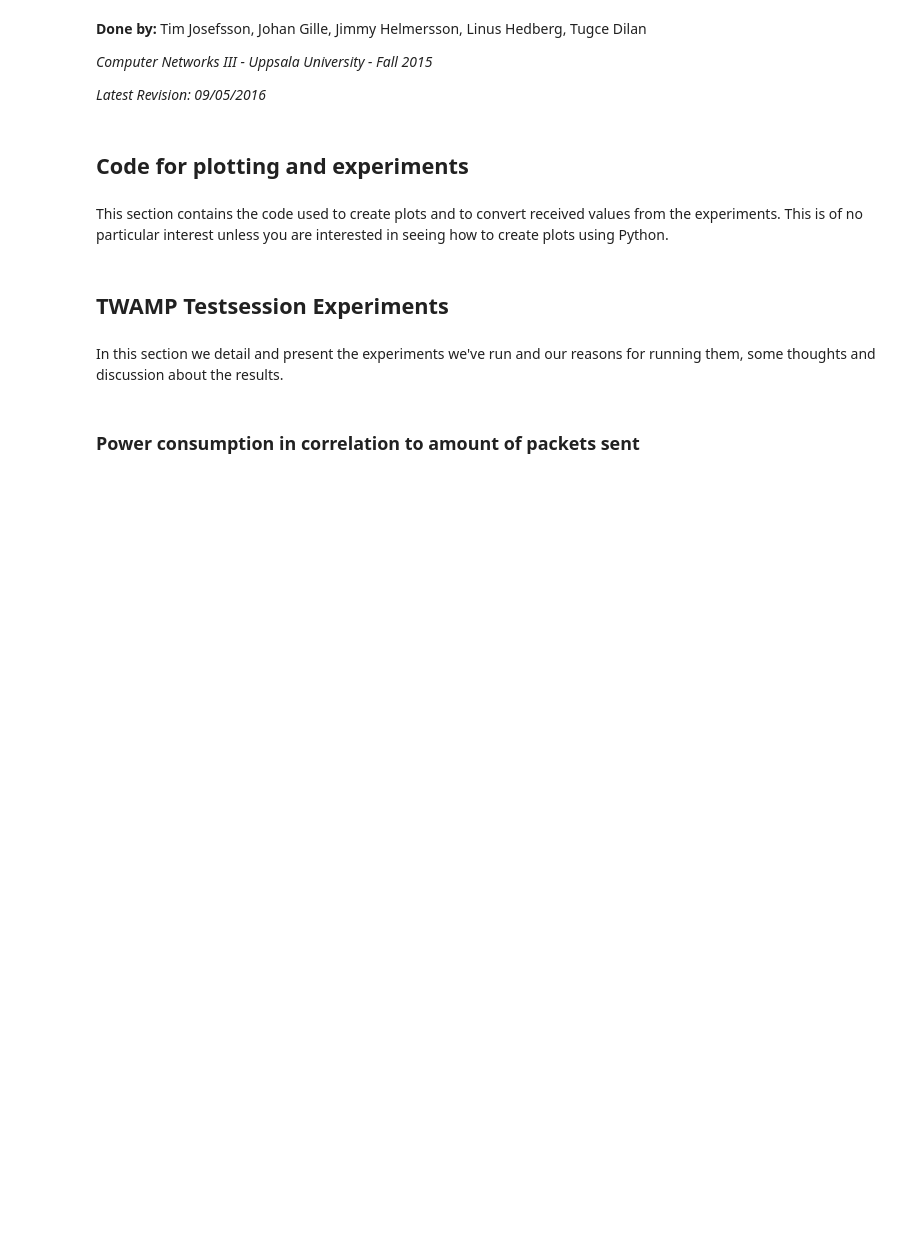
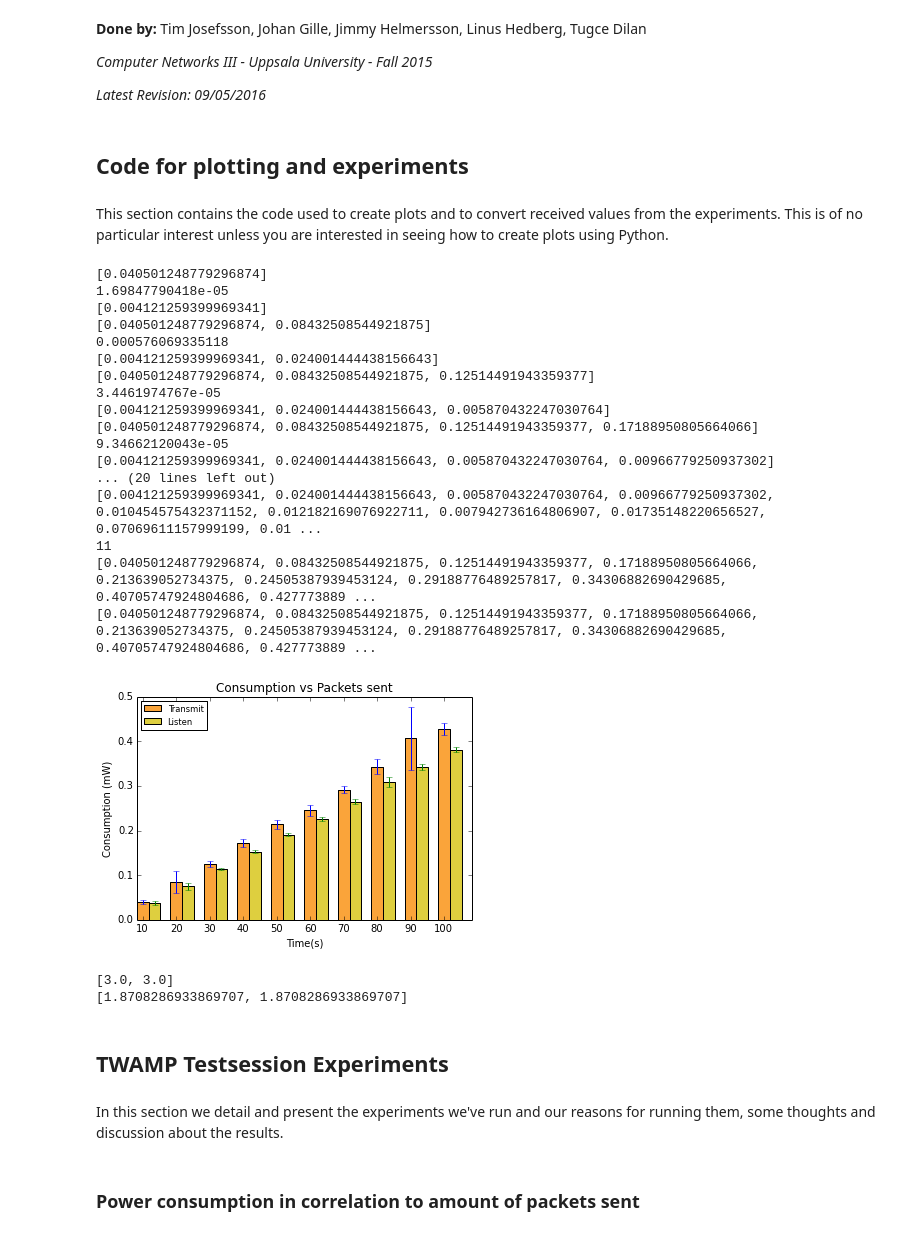
Before and after one commit to DrThyme/TWAMP-Measurement-IoT, a Jupyter notebook: experiments/Experiments_Presentation.ipynb, the cells around one changed output. Drawn from its saved outputs; the diff is of its cells as text; code cells hidden in the pictures; blank space fills up the shorter version.

```diff
--- a/experiments/Experiments_Presentation.ipynb
+++ b/experiments/Experiments_Presentation.ipynb
@@ -64,0 +126,27 @@ def totalConsumption(filelist):
+# %%
+#totalConsumption(['logs/test_log.txt'])
+cpu,lpm,tx,rx,std_cpu,std_lpm,std_tx,std_rx,tests = totalConsumptionNew(['logs/log_amount_5times.txt'])
+print len(cpu)
+print tx
+print tx[0:10]
+amount_labels2 = ('10', '20', '30','40','50','60','70','80','90','100')
+mk_2bar_plot_std(tx[0:10],rx[0:10],amount_labels2,std_tx[0:10],std_rx[0:10],0,'Time(s)','Consumption vs Packets sent')
+# %% [output]
+[0.040501248779296874]
+1.69847790418e-05
+[0.004121259399969341]
+[0.040501248779296874, 0.08432508544921875]
+0.000576069335118
+[0.004121259399969341, 0.024001444438156643]
+[0.040501248779296874, 0.08432508544921875, 0.12514491943359377]
+3.4461974767e-05
+[0.004121259399969341, 0.024001444438156643, 0.005870432247030764]
+[0.040501248779296874, 0.08432508544921875, 0.12514491943359377, 0.17188950805664066]
+9.34662120043e-05
+[0.004121259399969341, 0.024001444438156643, 0.005870432247030764, 0.00966779250937302]
+... (20 lines left out)
+[0.004121259399969341, 0.024001444438156643, 0.005870432247030764, 0.00966779250937302, 0.010454575432371152, 0.012182169076922711, 0.007942736164806907, 0.01735148220656527, 0.07069611157999199, 0.01 ...
+11
+[0.040501248779296874, 0.08432508544921875, 0.12514491943359377, 0.17188950805664066, 0.213639052734375, 0.24505387939453124, 0.29188776489257817, 0.34306882690429685, 0.40705747924804686, 0.427773889 ...
+[0.040501248779296874, 0.08432508544921875, 0.12514491943359377, 0.17188950805664066, 0.213639052734375, 0.24505387939453124, 0.29188776489257817, 0.34306882690429685, 0.40705747924804686, 0.427773889 ...
+[figure, added]
@@ -65,3 +185,12 @@ def totalConsumption(filelist):
+# %%
+test = [6,2,3,1,6,2,3,1]
+mean = getMean(test,4)
+print mean
+std = getStd(test,mean,4)
+print std
+# %% [output]
+[3.0, 3.0]
+[1.8708286933869707, 1.8708286933869707]
 # %%
 def mk_2bar_plot(values1, values2, labels,flag,xlabel,title):
     y_pos = np.arange(len(labels))
```
Also changed, not shown: parts of 11 cells of this notebook, 16 other files.
